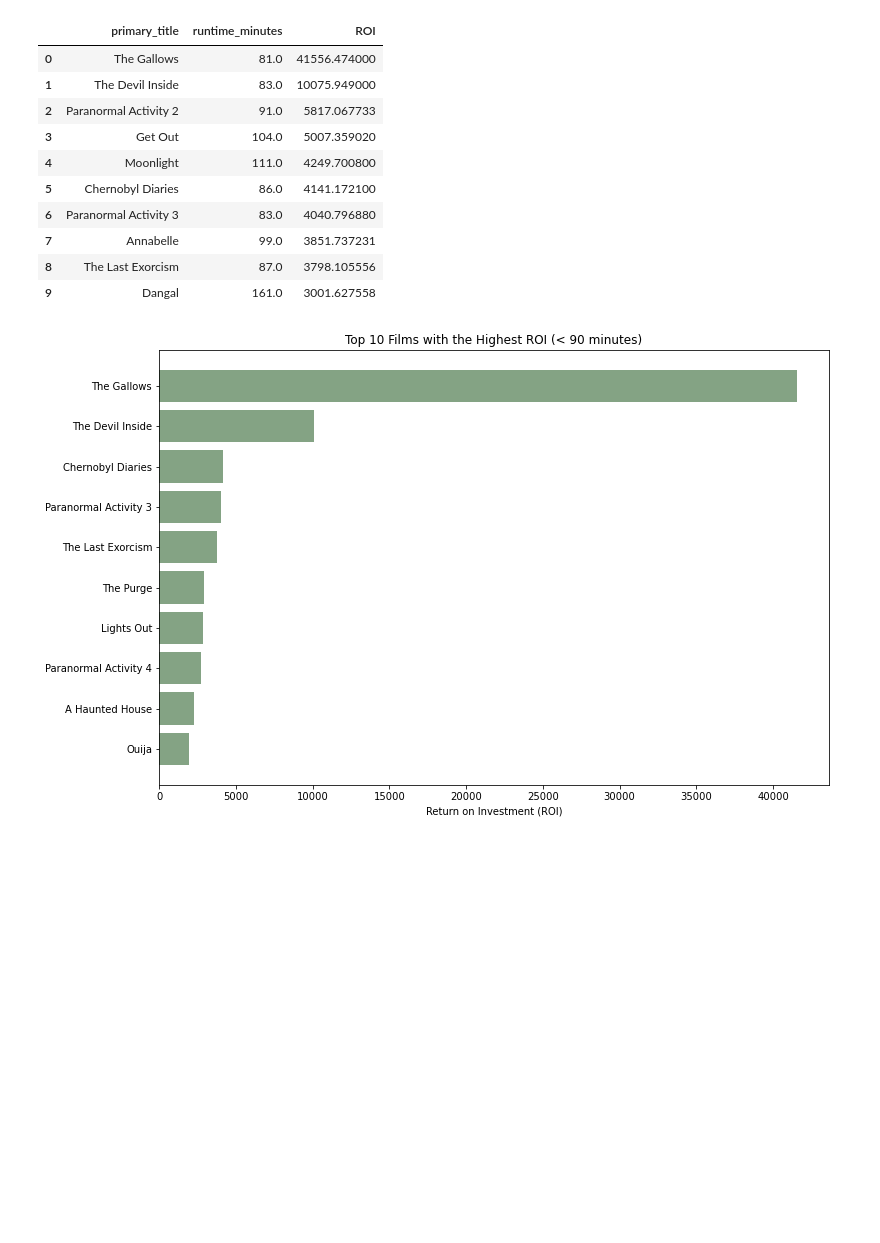
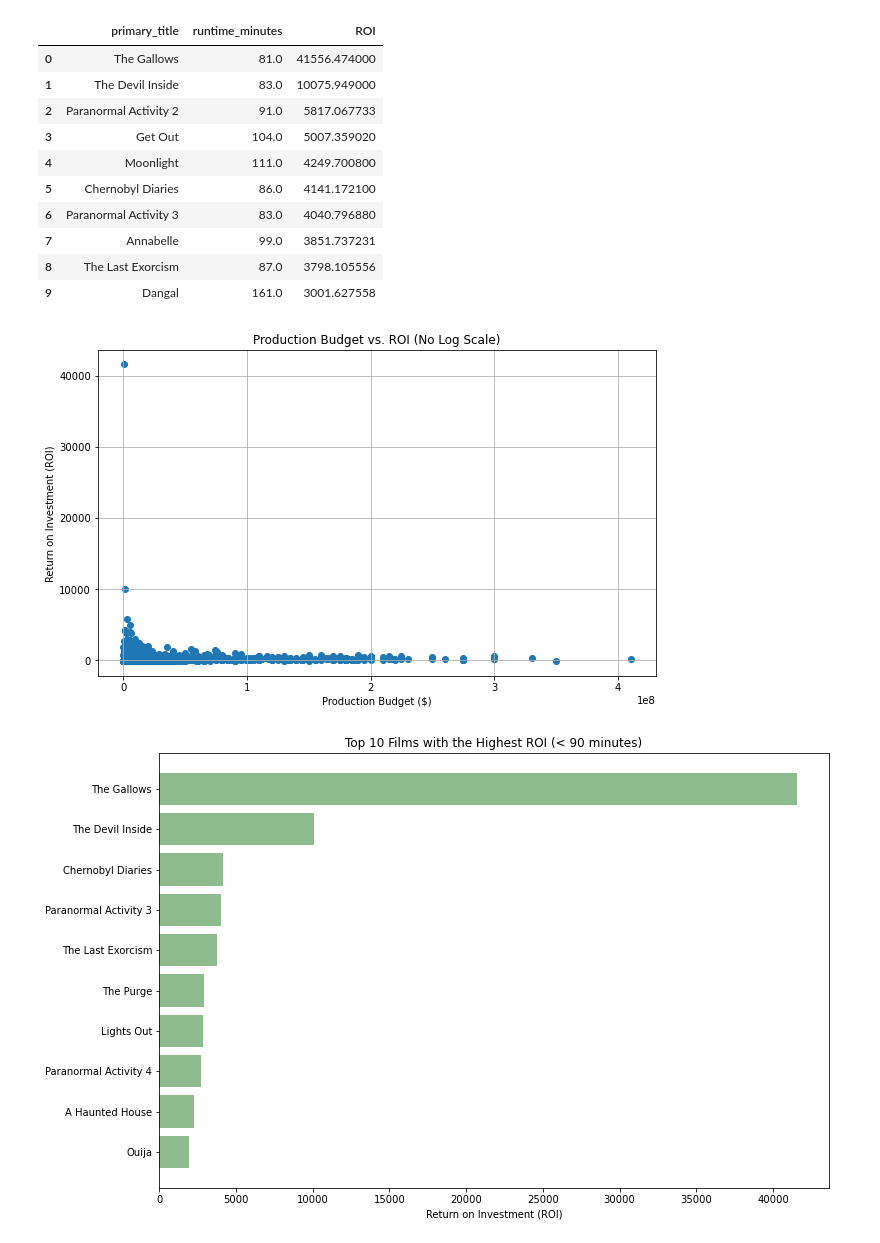
Before and after one commit to pyamin1878/Movie-Project, a Jupyter notebook: Notebooks/student_working_notebook_pat.ipynb, the cells around one changed output. Saved outputs shown, nothing was run; the diff lists cells and outputs as text; code cells hidden in the pictures; blank space fills up the shorter version.

Commit message:
More plots and visuals

```diff
--- a/Notebooks/student_working_notebook_pat.ipynb
+++ b/Notebooks/student_working_notebook_pat.ipynb
@@ -551,6 +553,18 @@ top_roi_movies[['primary_title', 'runtime_minutes', 'ROI']]
 | 7 | Annabelle | 99.0 | 3851.737231 |
 | 8 | The Last Exorcism | 87.0 | 3798.105556 |
 | 9 | Dangal | 161.0 | 3001.627558 |
+# %%
+# Plotting production budget vs ROI
+
+plt.figure(figsize=(10, 6))
+plt.scatter(cleaned_data['production_budget'], cleaned_data['ROI'])
+plt.title('Production Budget vs. ROI (No Log Scale)')
+plt.xlabel('Production Budget ($)')
+plt.ylabel('Return on Investment (ROI)')
+plt.grid(True)
+plt.show()
+# %% [output]
+[figure, added]
 # %%
 # Filter for films with runtime less than 90 minutes
 films_under_90 = cleaned_data[cleaned_data['runtime_minutes'] < 90]
```
Also changed, not shown: parts of 8 cells of this notebook.
